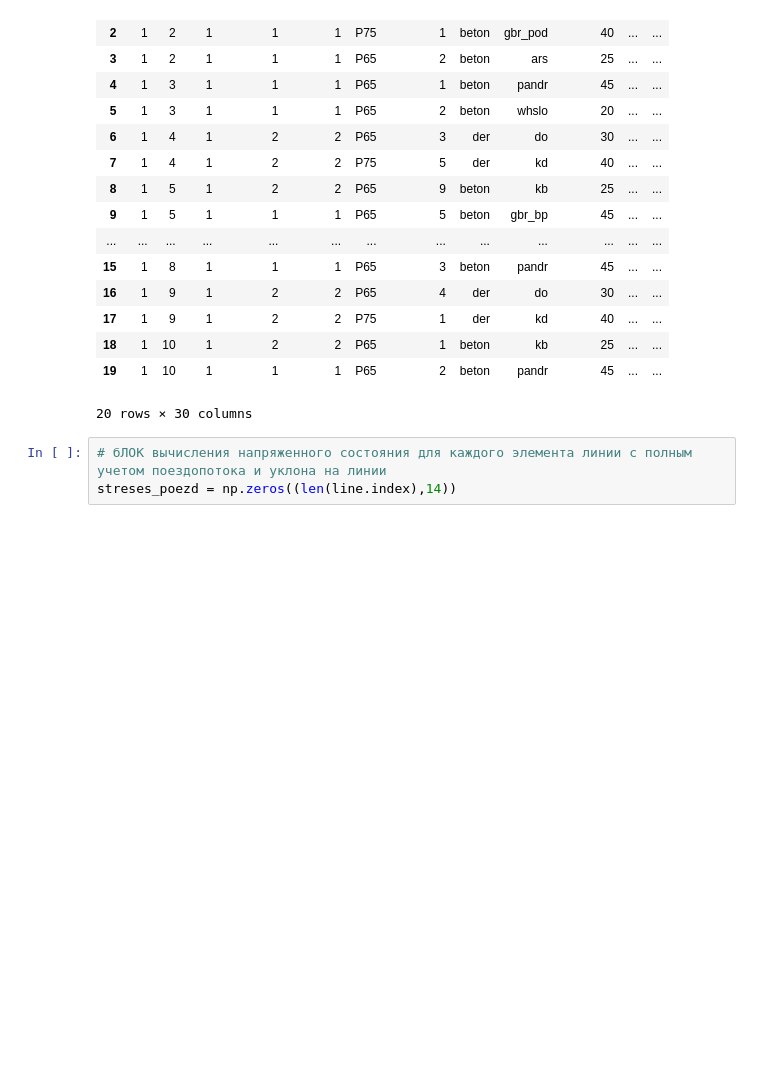
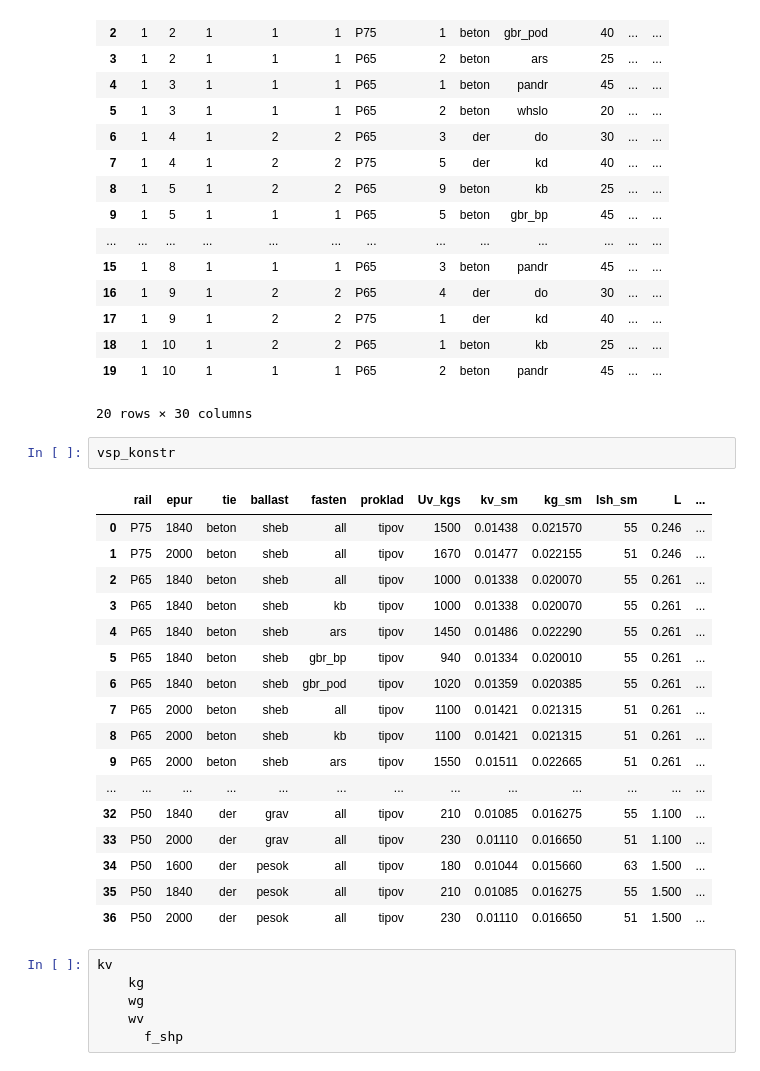
Before and after one commit to cheef78/Neiroexpert, a Jupyter notebook: Neiroexpert.ipynb, the cells around one changed output. Drawn from its saved outputs; the diff is of its cells as text; blank space fills up the shorter version.

Commit message:
Начат расчет напряженного состояния пути (рельсы)

```diff
--- a/Neiroexpert.ipynb
+++ b/Neiroexpert.ipynb
@@ -334,6 +336,29 @@ force_line
 | 18 | 1 | 10 | 1 | 2 | 2 | P65 | 1 | beton | kb | 25 | ... | ... |
 | 19 | 1 | 10 | 1 | 1 | 1 | P65 | 2 | beton | pandr | 45 | ... | ... |
 20 rows × 30 columns
-# %%
-# бЛОК вычисления напряженного состояния для каждого элемента линии с полным учетом поездопотока и уклона на линии
-streses_poezd = np.zeros((len(line.index),14))
+# %%
+vsp_konstr
+# %% [output]
+|  | rail | epur | tie | ballast | fasten | proklad | Uv_kgs | kv_sm | kg_sm | lsh_sm | L | ... |
+| 0 | P75 | 1840 | beton | sheb | all | tipov | 1500 | 0.01438 | 0.021570 | 55 | 0.246 | ... |
+| 1 | P75 | 2000 | beton | sheb | all | tipov | 1670 | 0.01477 | 0.022155 | 51 | 0.246 | ... |
+| 2 | P65 | 1840 | beton | sheb | all | tipov | 1000 | 0.01338 | 0.020070 | 55 | 0.261 | ... |
+| 3 | P65 | 1840 | beton | sheb | kb | tipov | 1000 | 0.01338 | 0.020070 | 55 | 0.261 | ... |
+| 4 | P65 | 1840 | beton | sheb | ars | tipov | 1450 | 0.01486 | 0.022290 | 55 | 0.261 | ... |
+| 5 | P65 | 1840 | beton | sheb | gbr_bp | tipov | 940 | 0.01334 | 0.020010 | 55 | 0.261 | ... |
+| 6 | P65 | 1840 | beton | sheb | gbr_pod | tipov | 1020 | 0.01359 | 0.020385 | 55 | 0.261 | ... |
+| 7 | P65 | 2000 | beton | sheb | all | tipov | 1100 | 0.01421 | 0.021315 | 51 | 0.261 | ... |
+| 8 | P65 | 2000 | beton | sheb | kb | tipov | 1100 | 0.01421 | 0.021315 | 51 | 0.261 | ... |
+| 9 | P65 | 2000 | beton | sheb | ars | tipov | 1550 | 0.01511 | 0.022665 | 51 | 0.261 | ... |
+| ... | ... | ... | ... | ... | ... | ... | ... | ... | ... | ... | ... | ... |
+| 32 | P50 | 1840 | der | grav | all | tipov | 210 | 0.01085 | 0.016275 | 55 | 1.100 | ... |
+| 33 | P50 | 2000 | der | grav | all | tipov | 230 | 0.01110 | 0.016650 | 51 | 1.100 | ... |
+| 34 | P50 | 1600 | der | pesok | all | tipov | 180 | 0.01044 | 0.015660 | 63 | 1.500 | ... |
+| 35 | P50 | 1840 | der | pesok | all | tipov | 210 | 0.01085 | 0.016275 | 55 | 1.500 | ... |
+| 36 | P50 | 2000 | der | pesok | all | tipov | 230 | 0.01110 | 0.016650 | 51 | 1.500 | ... |
+# %%
+kv
+    kg
+    wg
+    wv
+      f_shp
```
Also changed, not shown: parts of 6 cells of this notebook, 3 other files.
